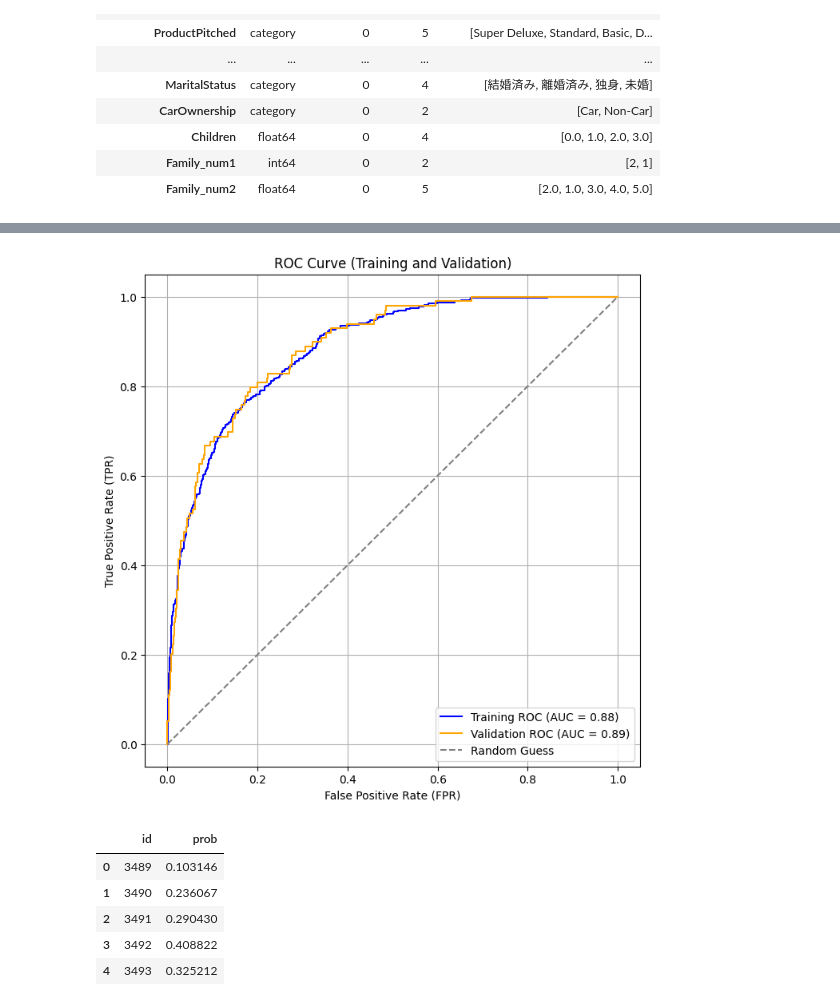
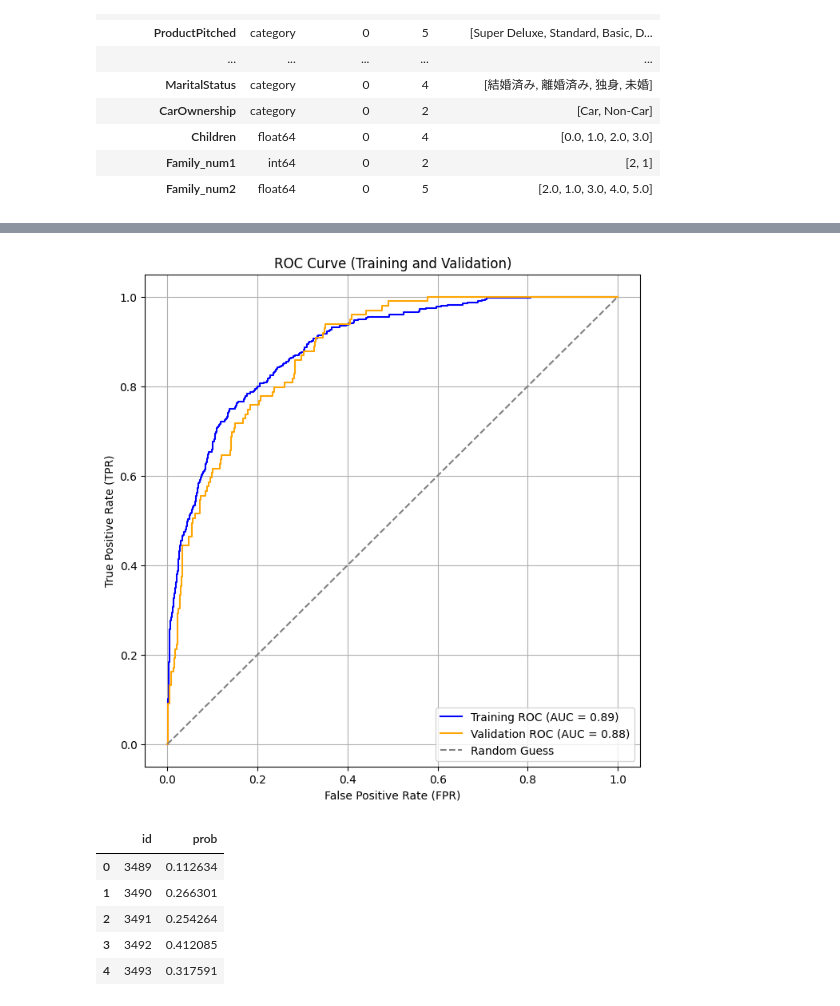
Before and after one commit to skyshine460/ProdTaken, a Jupyter notebook: ProdTaken_lightgbm_ense.ipynb, the cells around one changed output, grey strips where cells are left out. Cells and saved outputs as stored; diff of their text form; code cells hidden in the pictures.

Commit message:
prodtaken_submission23

```diff
--- a/ProdTaken_lightgbm_ense.ipynb
+++ b/ProdTaken_lightgbm_ense.ipynb
@@ -1600,7 +1600,7 @@ models = []
 metric=[]
 imp=pd.DataFrame()
 n_splits = 5
-cv = StratifiedKFold(n_splits=n_splits, shuffle=True, random_state=555)
+cv = StratifiedKFold(n_splits=n_splits, shuffle=True, random_state=12)
 
 for nfold, (train_index, val_index) in enumerate(cv.split(x_train, y_train)):
     print('-'*20, nfold, '-'*20)
@@ -1612,7 +1612,7 @@ for nfold, (train_index, val_index) in enumerate(cv.split(x_train, y_train)):
         'objective': 'binary',
         'metric': 'auc',
         'learning_rate': 0.05,
-        'random_state': 555,
+        'random_state': 12,
         'num_leaves': 12,
         'n_estimators': 1000,
         'importance_type': 'gain',
@@ -1734,28 +1734,28 @@ plt.legend(loc='lower right')
 plt.grid()
 plt.show()
 # %% [output]
-[figure, old version]
+[figure, new version]
 # %%
 # y_pred_prob = model.predict_proba(test_df[features])[:, 1]
 y_pred_prob = ensemble_predict(models, x_test)
 
 
 sub = pd.read_csv('/content/drive/MyDrive/契約予測（SIGNATE Cup 2024）/提供データ/sample_submit.csv', header=None)
 test_ids = sub.iloc[:, 0]
 
 submission = pd.DataFrame({
     'id': test_ids,
     'prob': y_pred_prob
 })
 
-submission_name = "prodtaken_submission22"
+submission_name = "prodtaken_submission23"
 
 submission.to_csv(f'{submission_name}.csv', index=False, header=None)
 submission.head()
 # %% [output]
 |  | id | prob |
-| 0 | 3489 | 0.103146 |
-| 1 | 3490 | 0.236067 |
-| 2 | 3491 | 0.290430 |
-| 3 | 3492 | 0.408822 |
-| 4 | 3493 | 0.325212 |
+| 0 | 3489 | 0.112634 |
+| 1 | 3490 | 0.266301 |
+| 2 | 3491 | 0.254264 |
+| 3 | 3492 | 0.412085 |
+| 4 | 3493 | 0.317591 |
```
Also changed, not shown: parts of 3 cells of this notebook.
